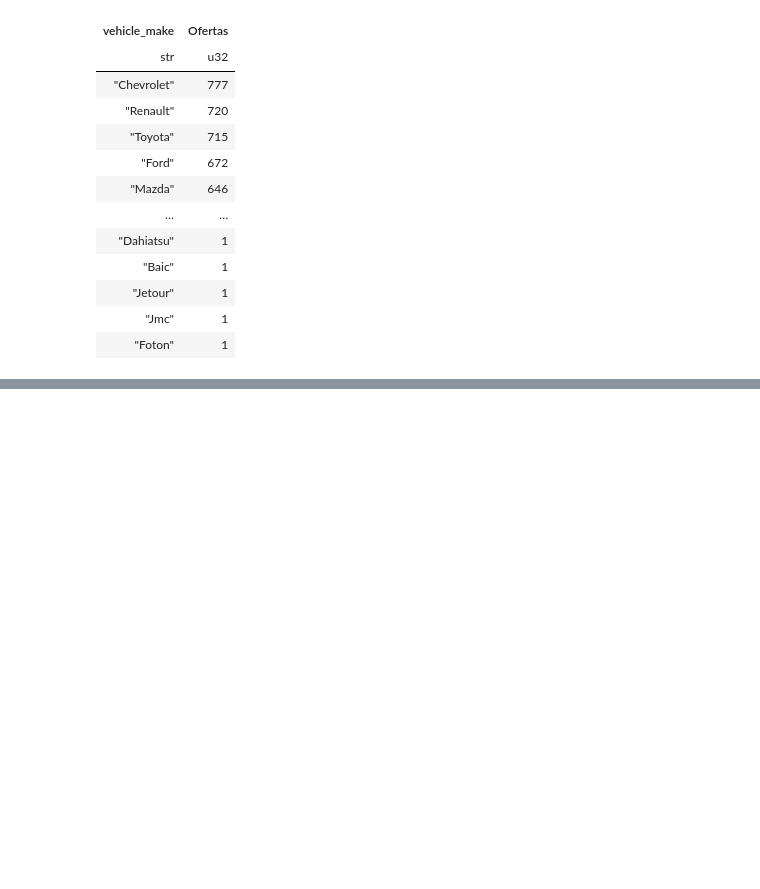
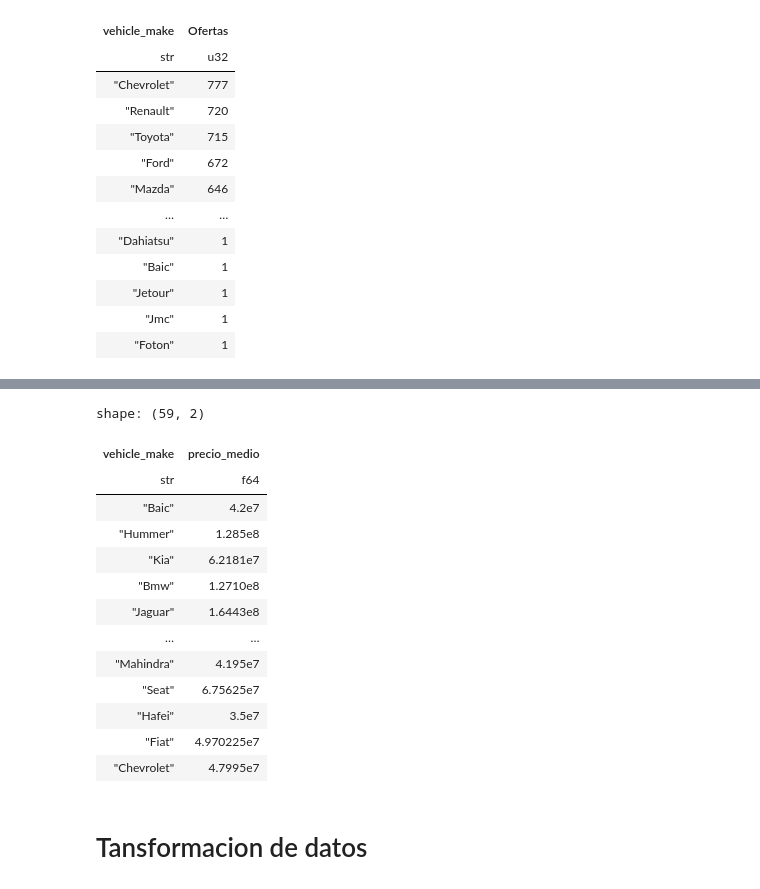
Before and after one commit to Wilmar3752/pandas_to_polars, a Jupyter notebook: notebooks/read.ipynb, the cells around one changed output, grey strips where cells are left out. Cells and saved outputs as stored; diff of their text form; code cells hidden in the pictures; blank space fills up the shorter version.

```diff
--- a/notebooks/read.ipynb
+++ b/notebooks/read.ipynb
@@ -236,0 +266,21 @@ shape: (94, 11)
+# %%
+polars_df.group_by('vehicle_make').agg(
+    pl.col('price').mean().alias('precio_medio')
+)
+# %% [output]
+shape: (59, 2)
+| vehicle_make | precio_medio |
+| str | f64 |
+| "Baic" | 4.2e7 |
+| "Hummer" | 1.285e8 |
+| "Kia" | 6.2181e7 |
+| "Bmw" | 1.2710e8 |
+| "Jaguar" | 1.6443e8 |
+| … | … |
+| "Mahindra" | 4.195e7 |
+| "Seat" | 6.75625e7 |
+| "Hafei" | 3.5e7 |
+| "Fiat" | 4.970225e7 |
+| "Chevrolet" | 4.7995e7 |
+# %% [markdown]
+# Tansformacion de datos
```
Also changed, not shown: parts of 8 cells of this notebook.
